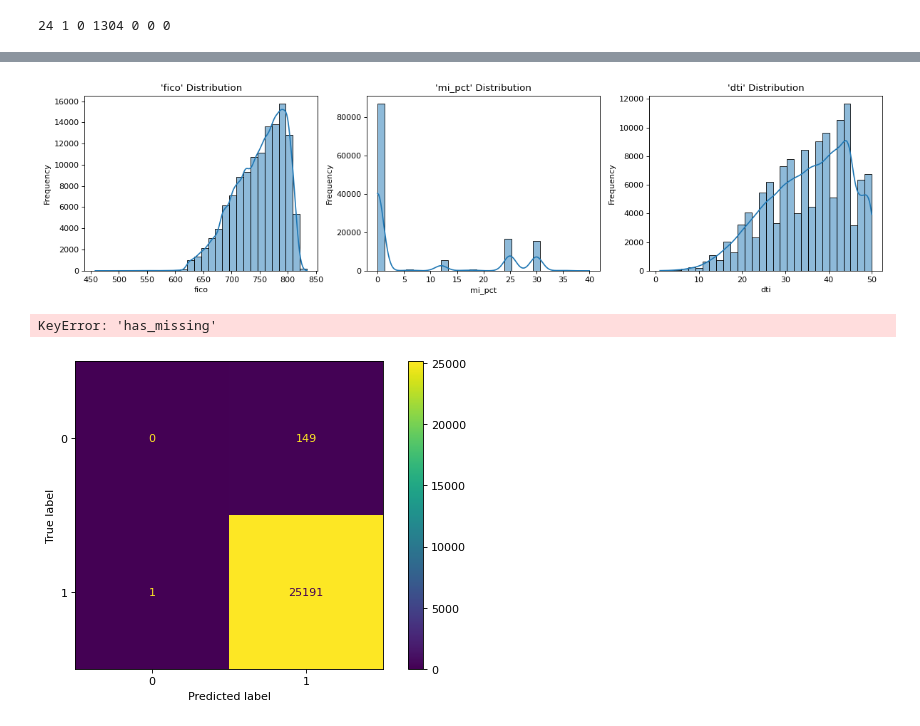
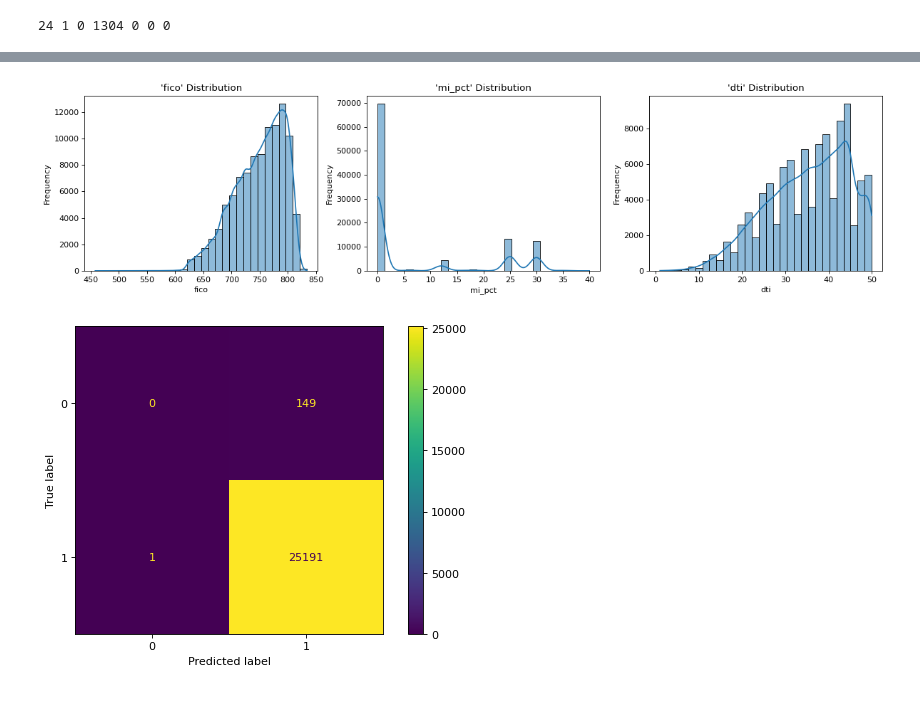
Before and after one commit to JinQiuqi/MLPy-project2, a Jupyter notebook: project2.ipynb, the cells around one changed output, grey strips where cells are left out. Saved outputs shown, nothing was run; the diff lists cells and outputs as text; code cells hidden in the pictures.

```diff
--- a/project2.ipynb
+++ b/project2.ipynb
@@ -69,0 +140,25 @@ fm_df['dti'] = fm_df['dti'].replace(999, np.nan)
+# %%
+import pandas as pd
+
+# Combine X_train and y_train into a single DataFrame for correlation analysis
+X_train['target'] = y_train
+
+# Select only numeric columns for correlation computation
+numeric_X_train = X_train.select_dtypes(include=['number'])
+
+# Compute correlations between numerical features and the target
+correlations = numeric_X_train.corr()['target'].drop('target')
+
+# Sort correlations by absolute value
+sorted_correlations = correlations.abs().sort_values(ascending=False)
+
+# Print the correlations
+print("Correlation of features with the target:")
+print(sorted_correlations)
+
+# Select features with high correlation (e.g., > 0.1)
+selected_features = sorted_correlations[sorted_correlations > 0.1].index.tolist()
+print("Selected features based on correlation:", selected_features)
+
+# Drop the target column from X_train
+X_train = X_train.drop(columns=['target'])
@@ -69,0 +182,17 @@ fm_df['dti'] = fm_df['dti'].replace(999, np.nan)
+# %%
+import pandas as pd
+import numpy as np
+from scipy.stats import chi2_contingency
+
+def cramers_v(x, y):
+    confusion_matrix = pd.crosstab(x, y)
+    chi2 = chi2_contingency(confusion_matrix)[0]
+    n = confusion_matrix.sum().sum()
+    phi2 = chi2 / n
+    r, k = confusion_matrix.shape
+    return np.sqrt(phi2 / min(k - 1, r - 1))
+
+# Apply pairwise
+for col in categorical_features:
+    score = cramers_v(X_train[col], y_train)
+    print(f"Cramér's V between {col} and target: {score:.3f}")
@@ -91,37 +327,14 @@ memory usage: 11.6+ MB
 # %%
 # Select numeric columns
 numeric_missing = ['fico', 'mi_pct', 'dti']
 # Create subplots
 fig, axes = plt.subplots(1, 3, figsize=(15, 4))  # 1 row, 3 columns
 for i, col in enumerate(numeric_missing):
-    sns.histplot(fm_df[col], bins=30, kde=True, ax=axes[i])
+    sns.histplot(X_train[col], bins=30, kde=True, ax=axes[i])
     axes[i].set_title(f"'{col}' Distribution")
     axes[i].set_xlabel(col)
     axes[i].set_ylabel("Frequency")
 plt.tight_layout()
 plt.show()
 # %% [output]
-[figure, old version]
+[figure, new version]
-# %%
-import pandas as pd
-import seaborn as sns
-import matplotlib.pyplot as plt
-
-categorical_cols = fm_df.select_dtypes(include='object').columns
-
-for col in categorical_cols:
-    # Group and normalize proportions
-    group_counts = fm_df.groupby(['has_missing', col]).size().reset_index(name='count')
-    group_totals = group_counts.groupby('has_missing')['count'].transform('sum')
-    group_counts['proportion'] = group_counts['count'] / group_totals
-
-    # Plot normalized proportions
-    plt.figure(figsize=(8, 4))
-    sns.barplot(data=group_counts, x=col, y='proportion', hue='has_missing')
-    plt.title(f"Normalized Distribution of '{col}' (Missing vs Non-Missing Rows)")
-    plt.ylabel('Proportion within has_missing')
-    plt.xticks(rotation=45)
-    plt.tight_layout()
-    plt.show()
-# %% [output]
-KeyError: 'has_missing'
```
Also changed, not shown: parts of 24 cells of this notebook.
